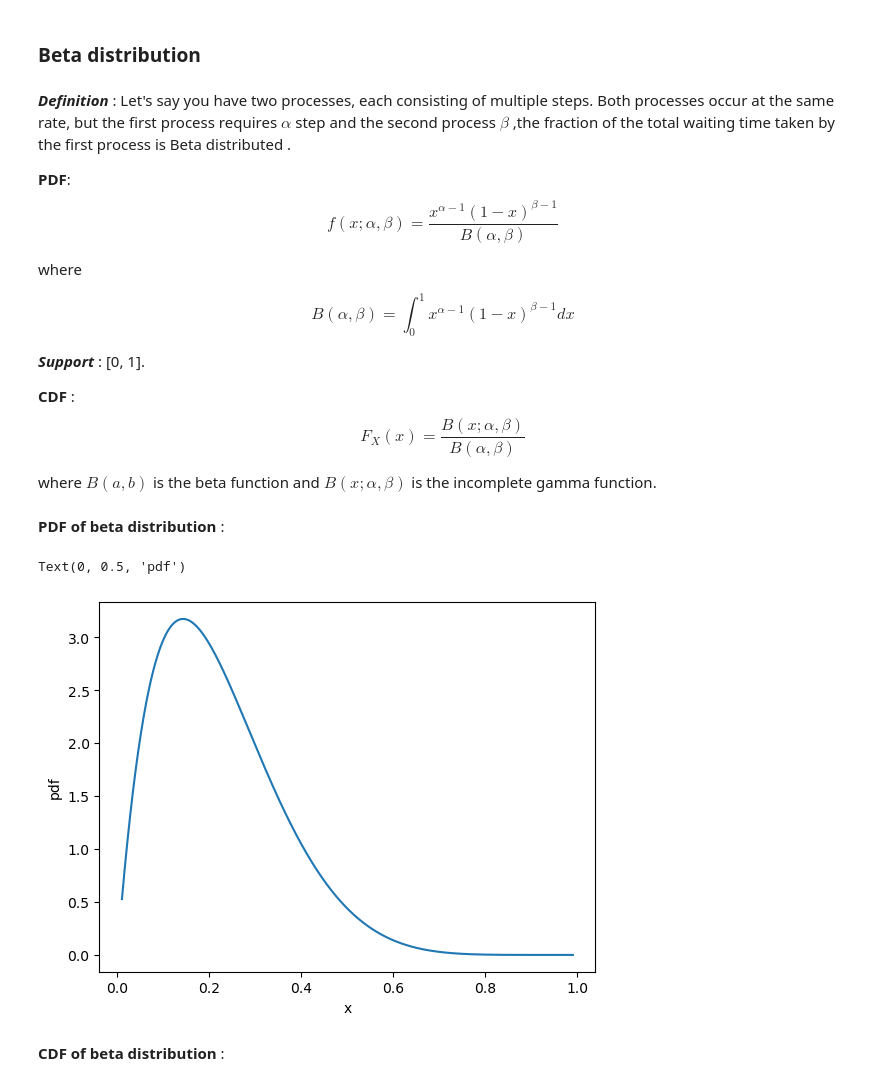
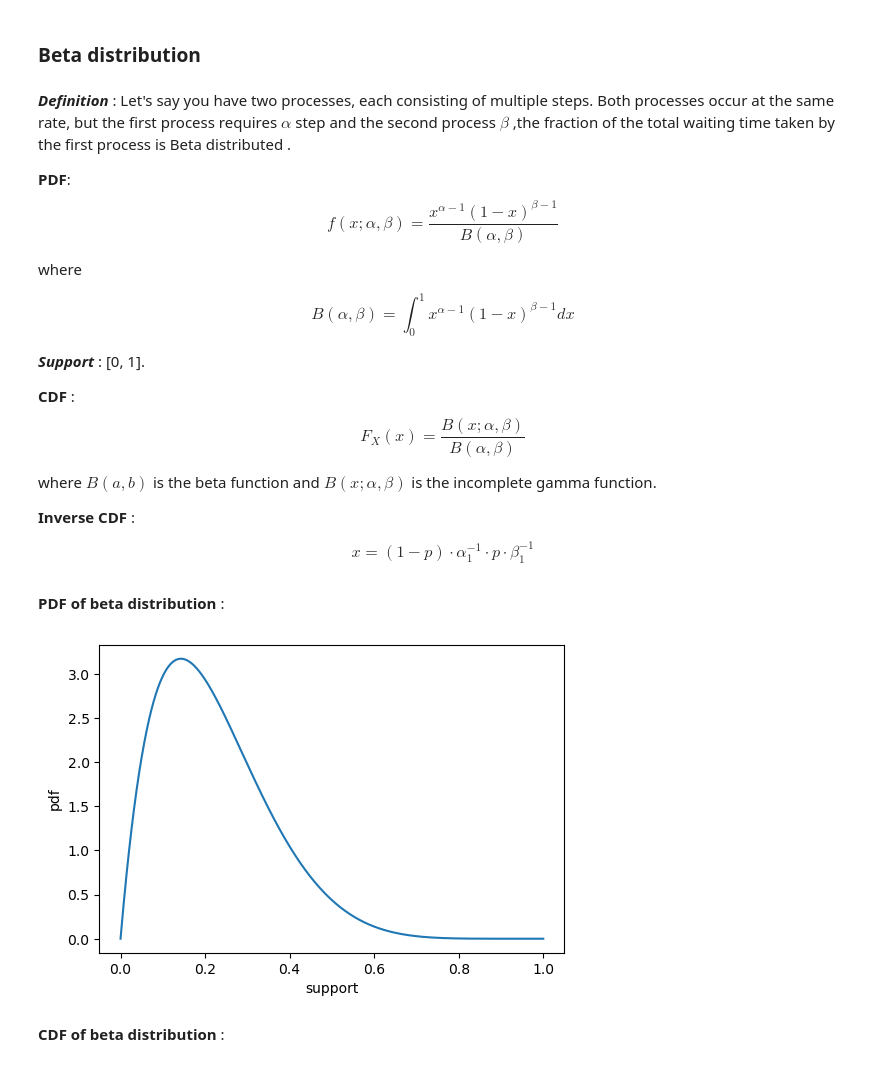
Before and after one commit to rishabh-mondal/blog, a Jupyter notebook: Sampling_distributions.ipynb, the cells around one changed output. Cells and saved outputs as stored; diff of their text form; code cells hidden in the pictures.

```diff
--- a/Sampling_distributions.ipynb
+++ b/Sampling_distributions.ipynb
@@ -70,5 +81,13 @@ $$
 # %% [markdown]
 ****pdf plot****
+# %%
+def pdf_plot(x,y):
+    plt.figure(figsize=(6, 4))
+    y = pdf_fn(x)
+    plt.plot(x, y)
+    plt.ylabel("pdf")
+    plt.xlabel("support")
+    plt.show()
 # %% [markdown]
 ****cdf plot****
 # %%
@@ -236,14 +249,13 @@ $$
 ****Inverse CDF****: $$Q_X(p) = \sqrt{2\sigma} \cdot \text{erf}^{-1}(2p - 1) + \mu$$
 # %%
 from torch.distributions import Normal
-mean = torch.tensor([0.0])
-stddev = torch.tensor([1.0])
-normal_dist = dist.Normal(mean, stddev)
 a = -5
 b = 5
 x = torch.linspace(a,b,1000)
-pdf = torch.exp(normal_dist.log_prob(x))
-plt.plot(x, pdf)
-plt.ylabel("probability density")
-plt.xlabel("x")
+def pdf_fn(x):
+    mean = torch.tensor([0.0])
+    stddev = torch.tensor([1.0])
+    normal_dist = dist.Normal(mean, stddev)
+    return torch.exp(normal_dist.log_prob(x))
+plt.plot(x, pdf_fn(x))
 # %% [output]
@@ -292,20 +302,22 @@ $$B(\alpha, \beta) = \int_0^1 x^{\alpha-1} (1-x)^{\beta-1} dx$$
 $$F_X(x) = \frac{B(x; \alpha, \beta)}{B(\alpha, \beta)}$$
 
 where ${B(a, b)}$ is the beta function and $B(x; \alpha, \beta)$ is the incomplete gamma function.
+
+****Inverse CDF**** :
+
+$$x = (1-p) \cdot \alpha_1^{-1} \cdot p \cdot \beta_1^{-1}$$
 # %% [markdown]
 ****PDF of beta distribution**** :
 # %%
-alpha = 2
-beta = 7
-beta_dist = torch.distributions.Beta(alpha, beta)
-x = torch.linspace(a,b,1000)
-pdf = beta_dist.log_prob(torch.tensor(x)).exp()
-plt.plot(x, pdf)
-plt.xlabel("x")
-plt.ylabel("pdf")
+x = torch.linspace(0,1,1000)
+def pdf_fn(x):
+    alpha = 2
+    beta = 7
+    beta_dist = torch.distributions.Beta(alpha, beta)
+    return beta_dist.log_prob(torch.tensor(x)).exp()
+pdf_plot(x,pdf_fn(x))
 # %% [output]
-Text(0, 0.5, 'pdf')
-[figure, old version]
+[figure, new version]
 # %% [markdown]
 ****CDF of beta distribution**** :
 # %%
```
Also changed, not shown: parts of 39 cells of this notebook.
